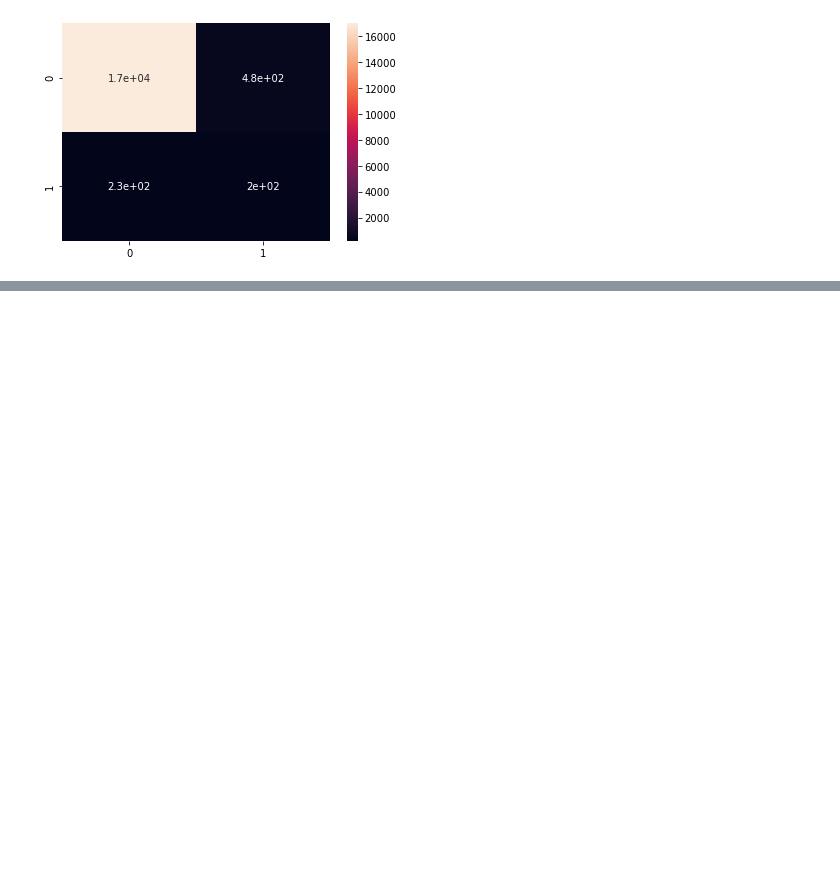
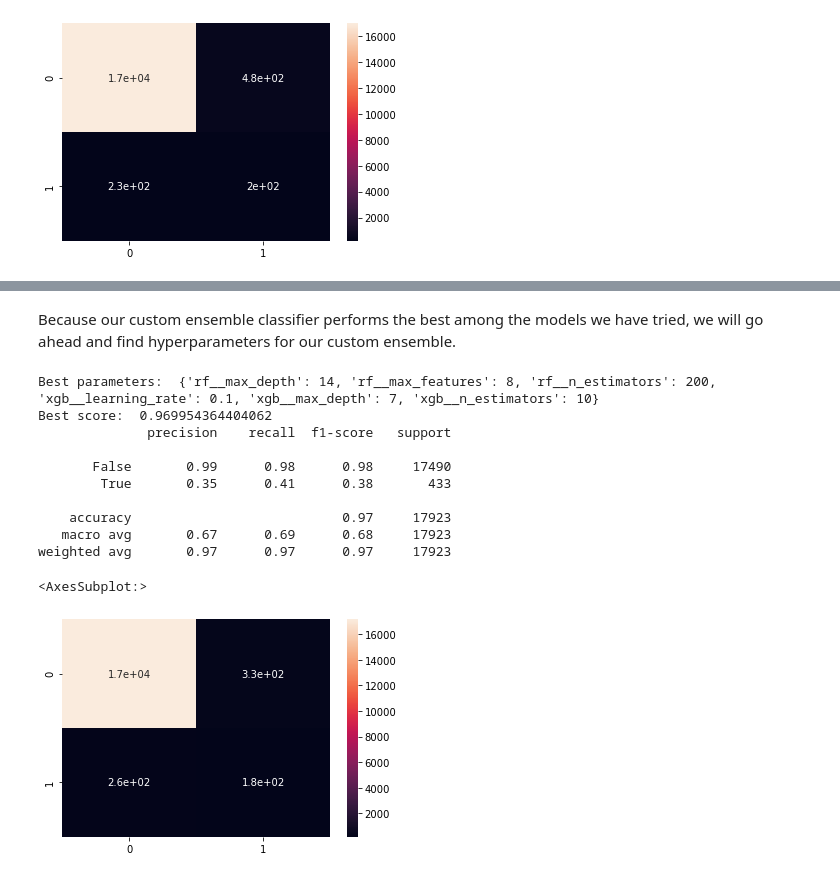
Before and after one commit to wj6801/Credit-Card-Fraud, a Jupyter notebook: credit_card_fraud.ipynb, the cells around one changed output, grey strips where cells are left out. Drawn from its saved outputs; the diff is of its cells as text; code cells hidden in the pictures; blank space fills up the shorter version.

Commit message:
tuned hyperparameters

```diff
--- a/credit_card_fraud.ipynb
+++ b/credit_card_fraud.ipynb
@@ -386,0 +401,47 @@ weighted avg       0.95      0.98      0.96     17923
+# %% [markdown]
+Because our custom ensemble classifier performs the best among the models we have tried, we will go ahead and find hyperparameters for our custom ensemble.
+# %%
+from sklearn.model_selection import GridSearchCV
+
+rf_params = {
+    'rf__n_estimators': [100, 150, 200],
+    'rf__max_depth': [10, 12, 14],
+    'rf__max_features': [4, 6, 8]
+}
+
+xgb_params = {
+    'xgb__n_estimators': [5, 10, 15],
+    'xgb__max_depth': [3, 5, 7],
+    'xgb__learning_rate': [0.1, 0.5, 1]
+}
+
+param_grid = {**rf_params, **xgb_params}
+
+eclf = VotingClassifier(estimators=[('rf', RF_clf), ('gnb', GNB_clf), ('xgb', XGB_clf)], voting='hard')
+
+grid_search = GridSearchCV(estimator=eclf, param_grid=param_grid, cv=5, scoring='accuracy')
+grid_search.fit(X_train, y_train)
+
+best_params = grid_search.best_params_
+best_score = grid_search.best_score_
+
+print("Best parameters: ", best_params)
+print("Best score: ", best_score)
+
+y_pred = grid_search.predict(X_test)
+print(classification_report(y_test, y_pred))
+cm = confusion_matrix(y_test, y_pred)
+sns.heatmap(cm, annot=True)
+# %% [output]
+Best parameters:  {'rf__max_depth': 14, 'rf__max_features': 8, 'rf__n_estimators': 200, 'xgb__learning_rate': 0.1, 'xgb__max_depth': 7, 'xgb__n_estimators': 10}
+Best score:  0.969954364404062
+              precision    recall  f1-score   support
+
+       False       0.99      0.98      0.98     17490
+        True       0.35      0.41      0.38       433
+
+    accuracy                           0.97     17923
+   macro avg       0.67      0.69      0.68     17923
+weighted avg       0.97      0.97      0.97     17923
+<AxesSubplot:>
+[figure, added]
```
Also changed, not shown: parts of 18 cells of this notebook, 3 other files.
